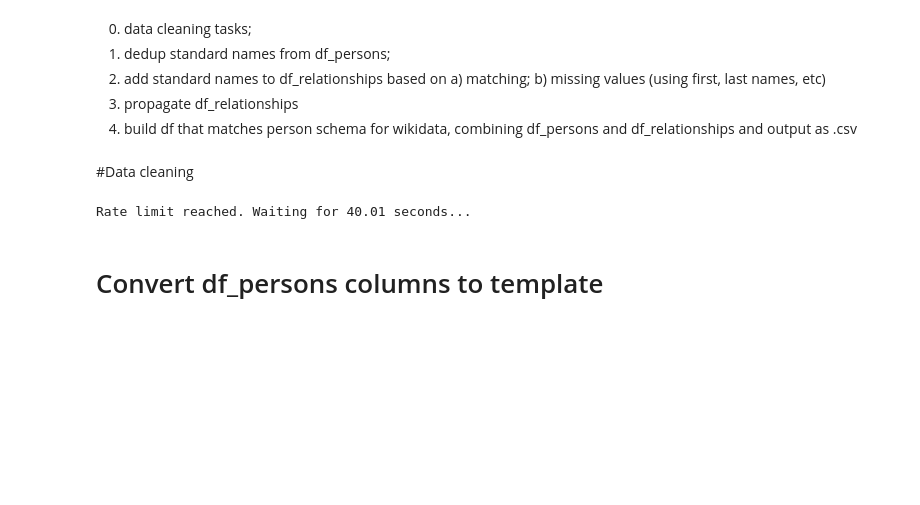
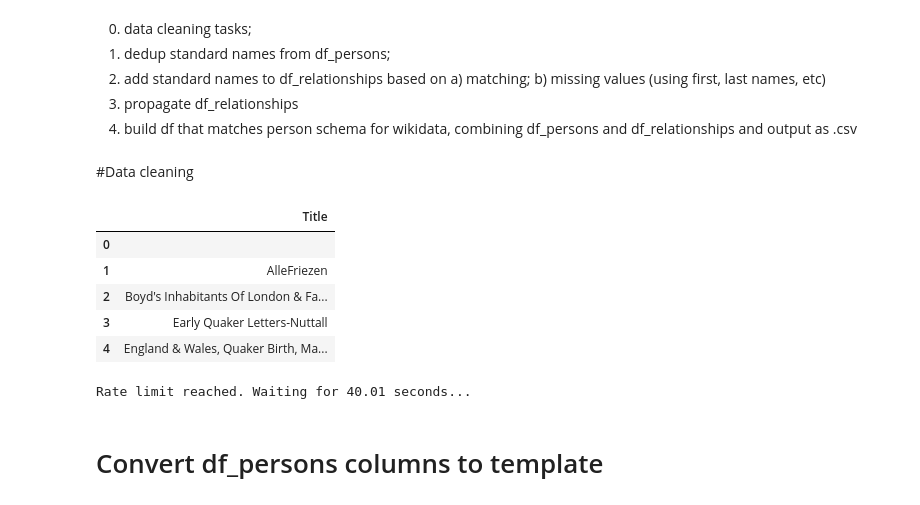
Before and after one commit to millerbrook/lod_lccn_script, a Jupyter notebook: LOD_Person_Prep_Script.ipynb, the cells around one changed output. Saved outputs shown, nothing was run; the diff lists cells and outputs as text; code cells hidden in the pictures; blank space fills up the shorter version.

Commit message:
debugging titles lccn issue

```diff
--- a/LOD_Person_Prep_Script.ipynb
+++ b/LOD_Person_Prep_Script.ipynb
@@ -300,4 +300,49 @@ columns_to_clean = [
 for col in columns_to_clean:
     if col in df_persons.columns:  # Ensure the column exists in the DataFrame
         df_persons[col] = df_persons[col].str.strip()
+# %%
+# RETRIEVES TITLES NEEDED
+# This code retrieves unique titles from specific columns in the DataFrame and exports them to a CSV file.
+# Import necessary libraries
+import pandas as pd
+
+# Columns to check for titles
+cols_to_check = [
+    'PoB Source',
+    'Place of Death Source',
+    'Place of Residence Source',
+    'Occupation Source',
+    'DoB Source',
+    'DoD (P570) Source',
+    'P26+P2562 Source'
+]
+
+# Initialize an empty set to collect unique titles
+titles_set = set()
+
+# Collect titles from each column
+for col in cols_to_check:
+    if col in df_persons.columns:
+        # Drop NaN values and split entries with semicolons
+        titles = df_persons[col].dropna().str.split(';').explode().str.strip()
+        titles_set.update(titles)
+
+# Convert the set to a sorted list
+titles_list = sorted(titles_set)
+
+# Create a DataFrame from the list
+titles_df = pd.DataFrame(titles_list, columns=['Title'])
+
+# Export the titles to a CSV file
+titles_df.to_csv('titles_needed.csv', index=False, encoding='utf-8-sig')
+
+# Display the first few rows of the titles DataFrame
+titles_df.head()
+# %% [output]
+|  | Title |
+| 0 |  |
+| 1 | AlleFriezen |
+| 2 | Boyd's Inhabitants Of London & Fa... |
+| 3 | Early Quaker Letters-Nuttall |
+| 4 | England & Wales, Quaker Birth, Ma... |
 # %%
```
Also changed, not shown: parts of 1 cell of this notebook, 4 other files.
